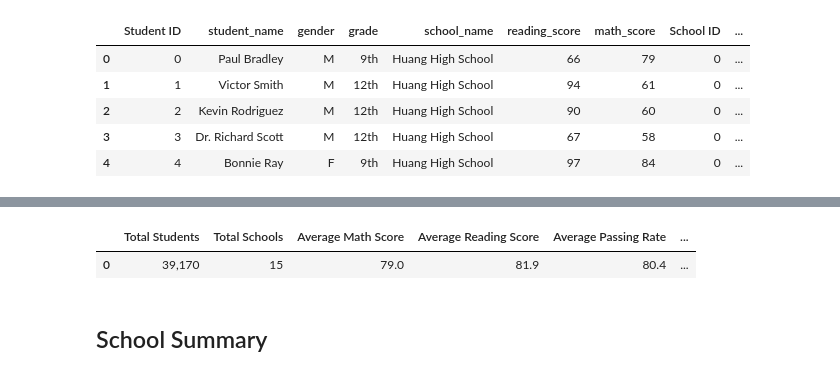
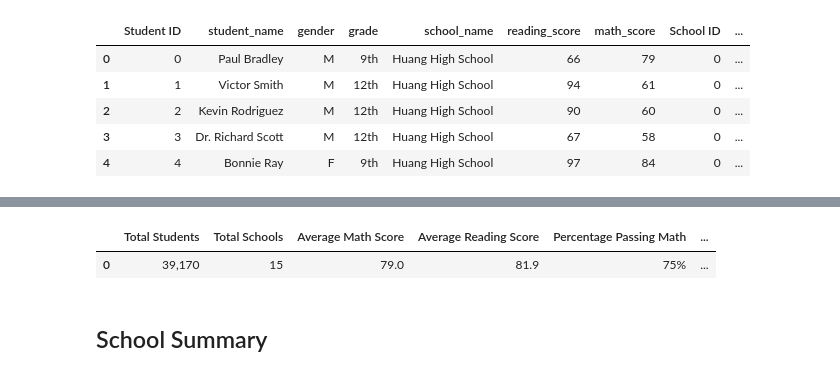
Before and after one commit to jzefron/NUHwPanda, a Jupyter notebook: PyCitySchools_jze.ipynb, the cells around one changed output, grey strips where cells are left out. Saved outputs shown, nothing was run; the diff lists cells and outputs as text; code cells hidden in the pictures.

```diff
--- a/PyCitySchools_jze.ipynb
+++ b/PyCitySchools_jze.ipynb
@@ -85,25 +72,26 @@ per_reading_pass = tot_reading_pass/tot_students
 # %%
 df = pd.DataFrame({
     'Total Students':[tot_students],
     'Total Schools':[tot_schools],
     'Average Math Score':[ave_math_score],
     'Average Reading Score':[ave_reading_score],
-    'Average Passing Rate':[ave_passing_rate],
+
     'Percentage Passing Math':[100* per_math_pass],
-    'Percentage Passing Reading':[100*per_reading_pass]
+    'Percentage Passing Reading':[100*per_reading_pass],
+      'Average Passing Rate':[50*(per_math_pass+per_reading_pass)]
 
 })
 #df.reindex(labels=['Total District'])
 df['Total Students'] = df['Total Students'].map("{:,}".format)
 df['Average Math Score'] = df['Average Math Score'].map("{:.1f}".format)
 df['Average Reading Score'] = df['Average Reading Score'].map("{:.1f}".format)
 df['Average Passing Rate'] =  df['Average Passing Rate'].map("{:.1f}".format)
 df['Percentage Passing Math'] =df['Percentage Passing Math'].map("{:.0f}%".format)
 df['Percentage Passing Reading'] =df['Percentage Passing Reading'].map("{:.0f}%".format)
 df
 # %% [output]
-|  | Total Students | Total Schools | Average Math Score | Average Reading Score | Average Passing Rate | ... |
-| 0 | 39,170 | 15 | 79.0 | 81.9 | 80.4 | ... |
+|  | Total Students | Total Schools | Average Math Score | Average Reading Score | Percentage Passing Math | ... |
+| 0 | 39,170 | 15 | 79.0 | 81.9 | 75% | ... |
 # %% [markdown]
 ## School Summary
 # %% [markdown]
```
Also changed, not shown: parts of 20 cells of this notebook.
